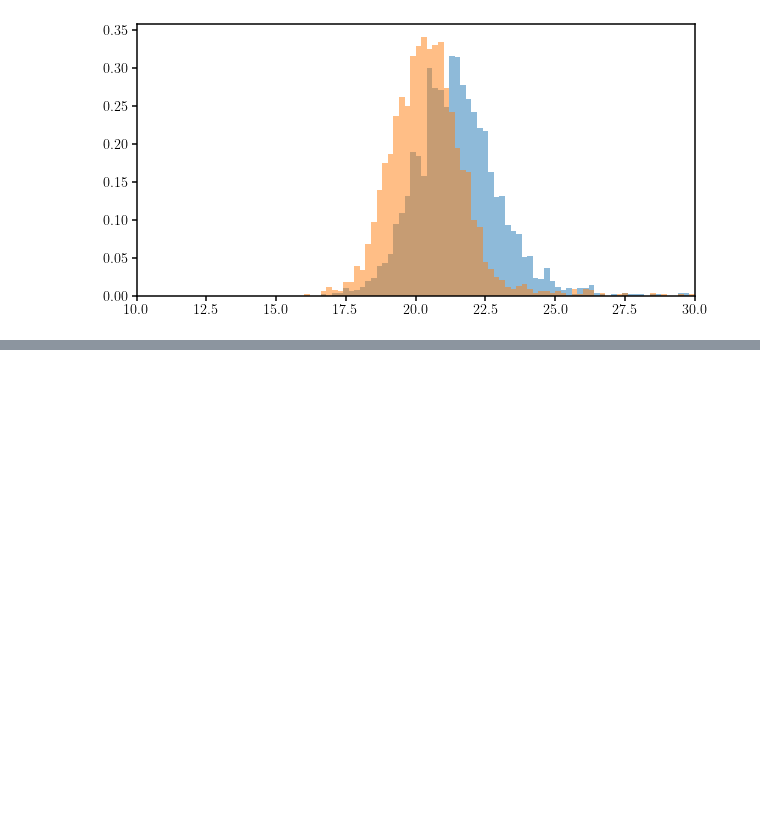
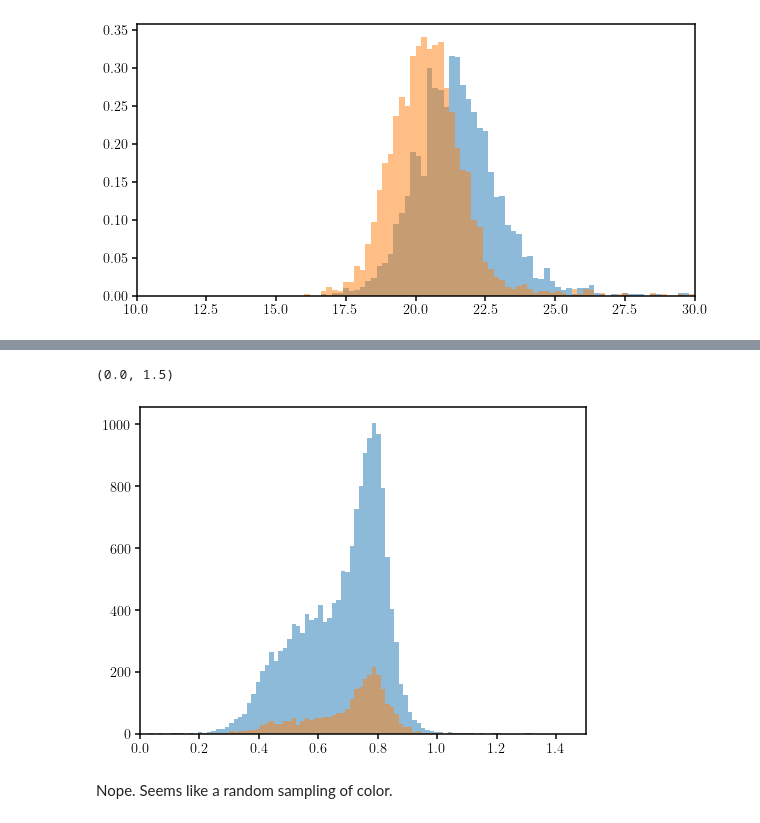
Before and after one commit to IQcollaboratory/galpopFM, a Jupyter notebook: nb/galex_fnuv.ipynb, the cells around one changed output, grey strips where cells are left out. Cells and saved outputs as stored; diff of their text form; code cells hidden in the pictures; blank space fills up the shorter version.

```diff
--- a/nb/galex_fnuv.ipynb
+++ b/nb/galex_fnuv.ipynb
@@ -92,0 +105,11 @@ sub.set_xlim(10, 30)
+# %%
+fig = plt.figure(figsize=(8,6))
+sub = fig.add_subplot(111)
+_ = sub.hist(g-r, range=(0., 1.5), bins=100, alpha=0.5)
+_ = sub.hist((g-r)[~np.isfinite(fuv)], range=(0., 1.5), bins=100, alpha=0.5)
+sub.set_xlim(0., 1.5)
+# %% [output]
+(0.0, 1.5)
+[figure, added]
+# %% [markdown]
+Nope. Seems like a random sampling of color.
```
Also changed, not shown: parts of 2 cells of this notebook.
